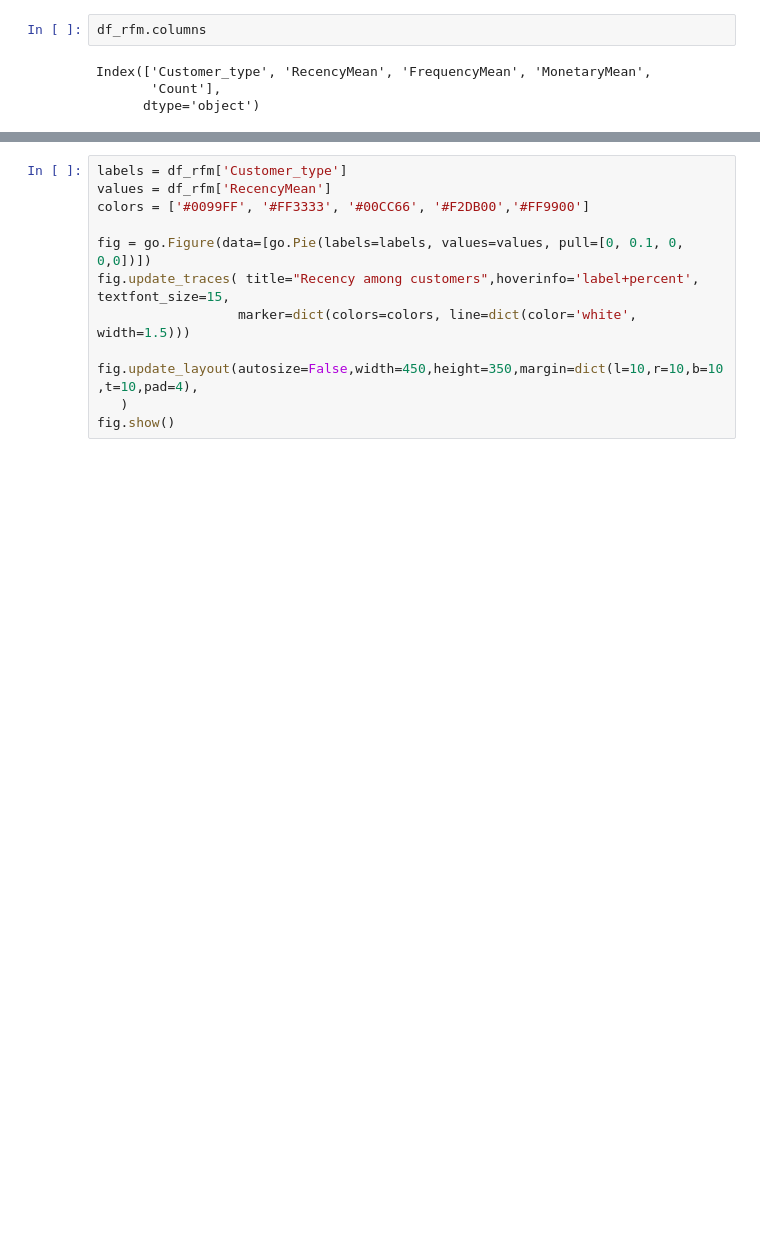
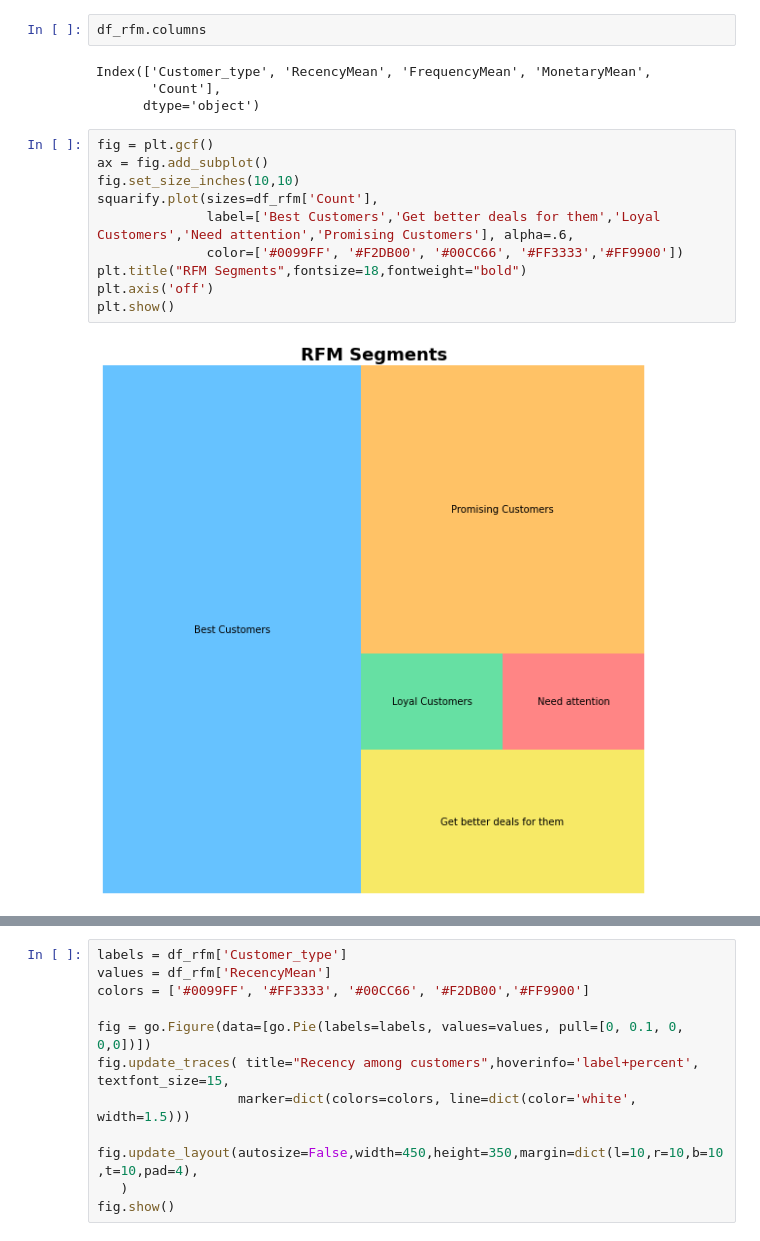
Before and after one commit to Vidushi-Gupta/Customer_Segmentation, a Jupyter notebook: Notebook/RFM_Analysis.ipynb, the cells around one changed output, grey strips where cells are left out. Cells and saved outputs as stored; diff of their text form; blank space fills up the shorter version.

```diff
--- a/Notebook/RFM_Analysis.ipynb
+++ b/Notebook/RFM_Analysis.ipynb
@@ -287,3 +288,15 @@ df_rfm.columns
 Index(['Customer_type', 'RecencyMean', 'FrequencyMean', 'MonetaryMean',
        'Count'],
       dtype='object')
+# %%
+fig = plt.gcf()
+ax = fig.add_subplot()
+fig.set_size_inches(10,10)
+squarify.plot(sizes=df_rfm['Count'],
+              label=['Best Customers','Get better deals for them','Loyal Customers','Need attention','Promising Customers'], alpha=.6,
+              color=['#0099FF', '#F2DB00', '#00CC66', '#FF3333','#FF9900'])
+plt.title("RFM Segments",fontsize=18,fontweight="bold")
+plt.axis('off')
+plt.show()
+# %% [output]
+[figure, added]
```
Also changed, not shown: parts of 2 cells of this notebook.
